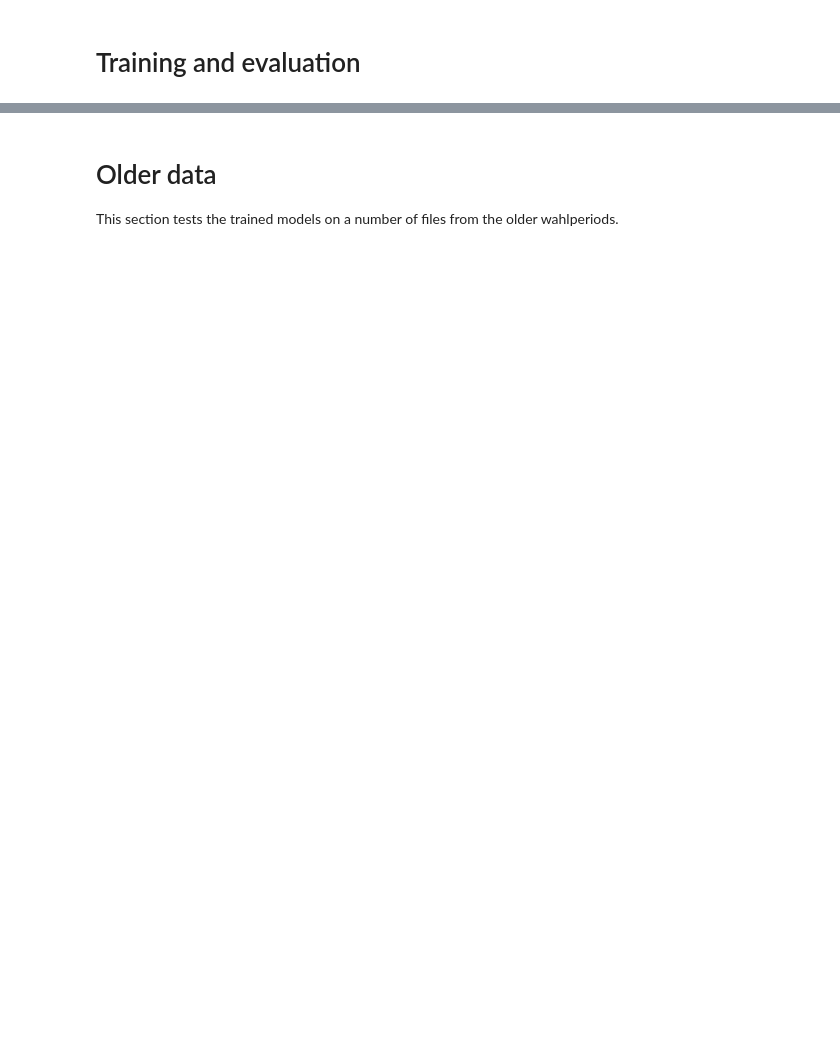
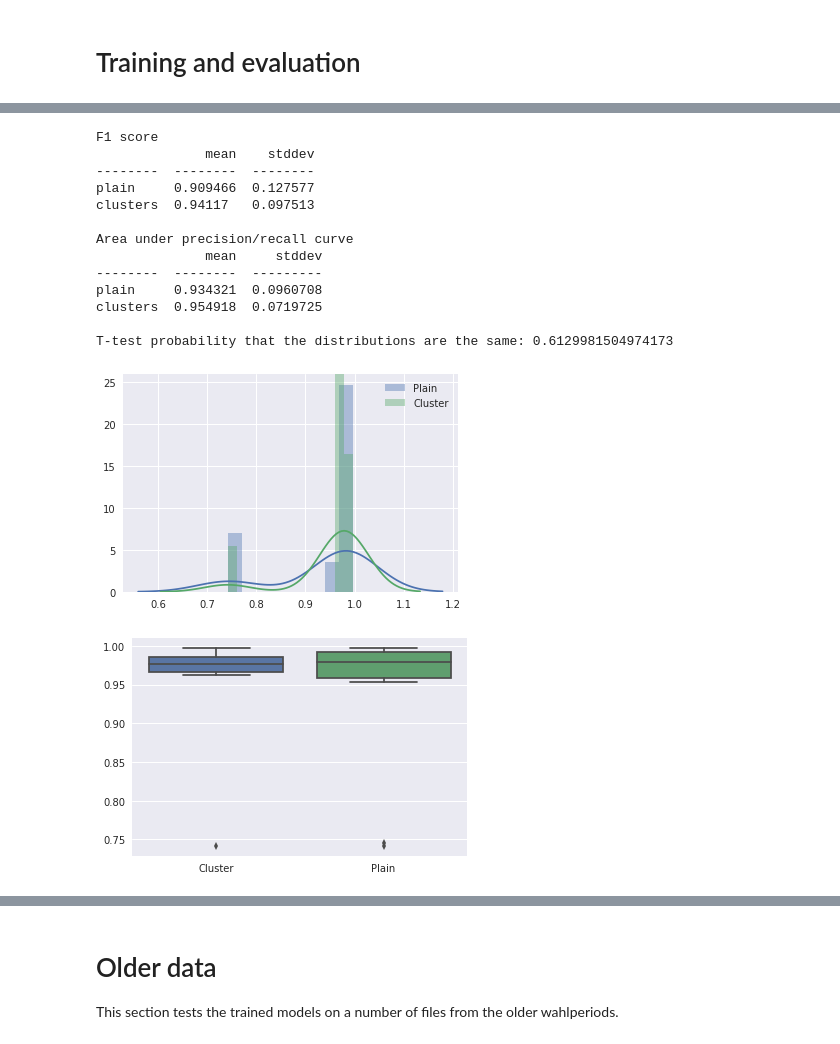
Before and after one commit to maarten990/masterthesis, a Jupyter notebook: experiments.ipynb, the cells around one changed output, grey strips where cells are left out. Cells and saved outputs as stored; diff of their text form; code cells hidden in the pictures; blank space fills up the shorter version.

```diff
--- a/experiments.ipynb
+++ b/experiments.ipynb
@@ -53,3 +174,51 @@ medium_dataset = data.GermanDatasetInMemory(files, num_clusters, 500, 5000, 3, 0
+# %%
+import matplotlib.pyplot as plt
+import numpy as np
+import pandas as pd
+import scipy
+import seaborn as sns
+from tabulate import tabulate
+
+print('F1 score')
+print(tabulate([['plain', np.mean(f1_scores_plain), np.std(f1_scores_plain)],
+                ['clusters', np.mean(f1_scores_cluster), np.std(f1_scores_cluster)]],
+               headers=['', 'mean', 'stddev']))
+
+print()
+print('Area under precision/recall curve')
+print(tabulate([['plain', np.mean(aoc_scores_plain), np.std(aoc_scores_plain)],
+                ['clusters', np.mean(aoc_scores_cluster), np.std(aoc_scores_cluster)]],
+               headers=['', 'mean', 'stddev']))
+
+print()
+p = scipy.stats.ttest_ind(aoc_scores_plain, aoc_scores_cluster)
+print(f'T-test probability that the distributions are the same: {p.pvalue}')
+
+df = pd.DataFrame({'Plain': aoc_scores_plain, 'Cluster': aoc_scores_cluster})
+
+sns.distplot(aoc_scores_plain, label='Plain')
+sns.distplot(aoc_scores_cluster, label='Cluster')
+
+plt.legend()
+
+plt.figure()
+sns.boxplot(data=df);
+# %% [output]
+F1 score
+              mean    stddev
+--------  --------  --------
+plain     0.909466  0.127577
+clusters  0.94117   0.097513
+
+Area under precision/recall curve
+              mean     stddev
+--------  --------  ---------
+plain     0.934321  0.0960708
+clusters  0.954918  0.0719725
+
+T-test probability that the distributions are the same: 0.6129981504974173
+[figure, added]
+[figure, added]
 # %%
 from collections import namedtuple
 ClusterTuple = namedtuple('Clustertuple', ['with_clusters', 'without_clusters'])
```
Also changed, not shown: parts of 22 cells of this notebook, 3 other files.
